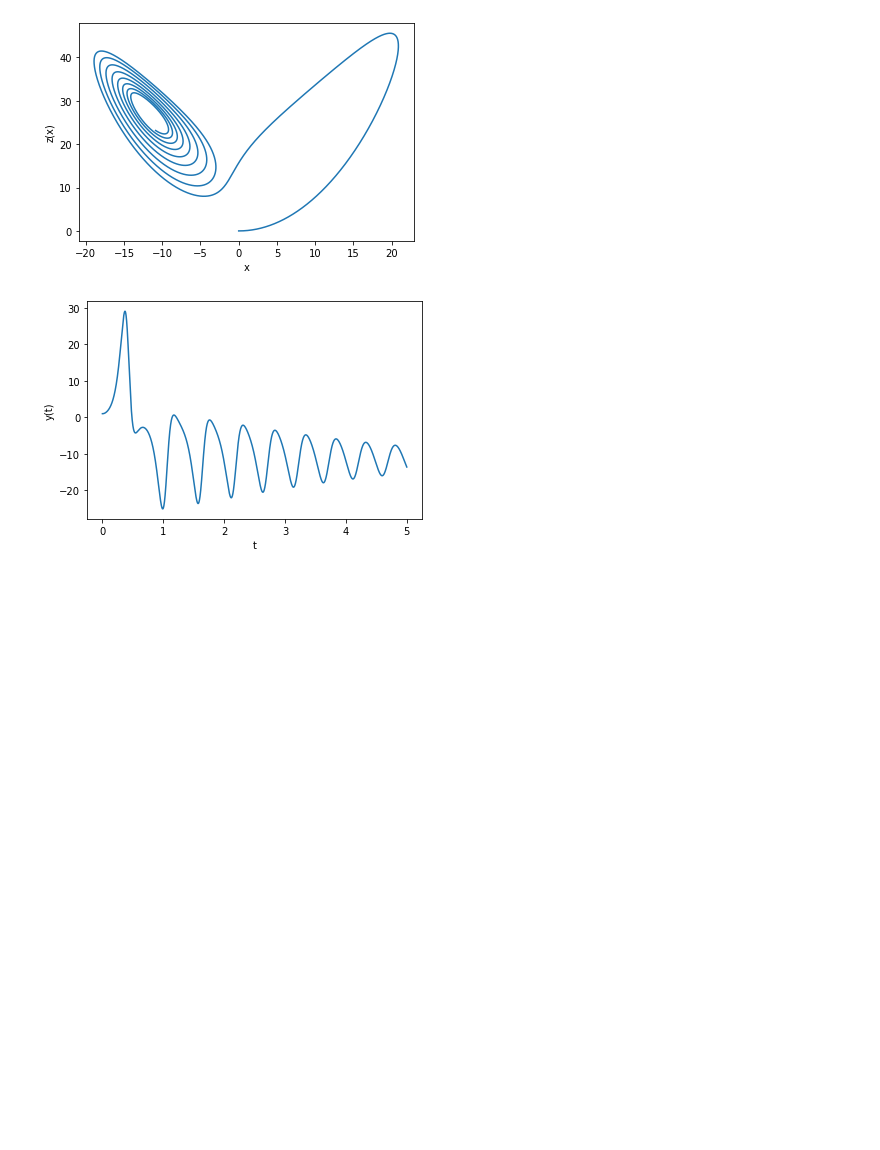
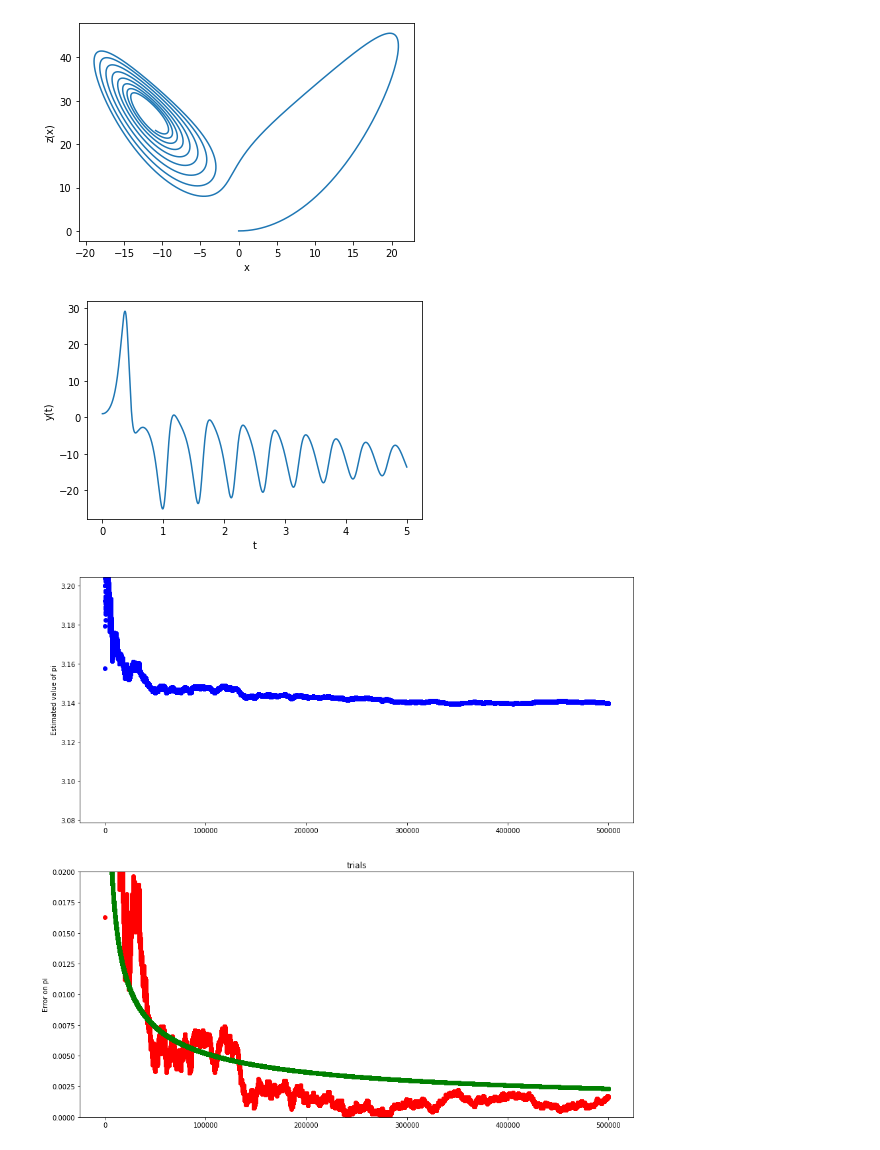
Before and after one commit to NIUCompPhys/Spring2021, a Jupyter notebook: temp2_pynb.ipynb, the cells around one changed output. Cells and saved outputs as stored; diff of their text form; code cells hidden in the pictures; blank space fills up the shorter version.

```diff
--- a/temp2_pynb.ipynb
+++ b/temp2_pynb.ipynb
@@ -295,3 +295,44 @@ while delta > target:
 imshow(phi,cmap=plt.get_cmap('cool'))
 #gray()
 show()
+# %%
+from matplotlib import pyplot as plot
+from numpy import random,sqrt,pi
+
+### probability of being inside = pi/4 = p for a binomial
+### variance of a binomial = n*p*(1-p), sigma is sqrt(n*p*(1-p)).
+### But that sigma is on the total number, the sigma on the fraction is that
+### number divided by n = sqrt(p*(1-p)/n)
+### Value of pi = 4p, uncertainty on it is 4*sqrt(p*(1-p)/n)
+
+N = 500000
+xs = []
+ys = []
+ydiffs = []
+binomialdiffs = []
+nin = 0
+p = pi/4
+for i in range(N):
+  x = random.uniform(-1,1,1)
+  y = random.uniform(-1,1,1)
+  r = sqrt(x*x+y*y)
+  if (r < 1):
+    nin = nin+1
+  thispi = 4.*nin/(i+1) ### divide by i+1 because we finished ith entry already
+  xs.append(i)
+  ys.append(thispi)
+  ydiffs.append(abs(pi-thispi))
+  binomialdiffs.append(4*sqrt(p*(1-p)/(i+1)))
+
+figs,axes = plot.subplots(2,figsize=(15,15))
+axes[0].scatter(xs,ys,color='b')
+axes[0].set(ylabel="Estimated value of pi")
+axes[0].set(ylim=[0.98*pi,1.02*pi])
+axes[1].scatter(xs,ydiffs,color='r')
+axes[1].scatter(xs,binomialdiffs,color='g')
+axes[1].set_title("trials")
+axes[1].set(ylabel="Error on pi")
+axes[1].set(ylim=[0,0.02])
+plot.show()
+# %% [output]
+[figure, added]
```
